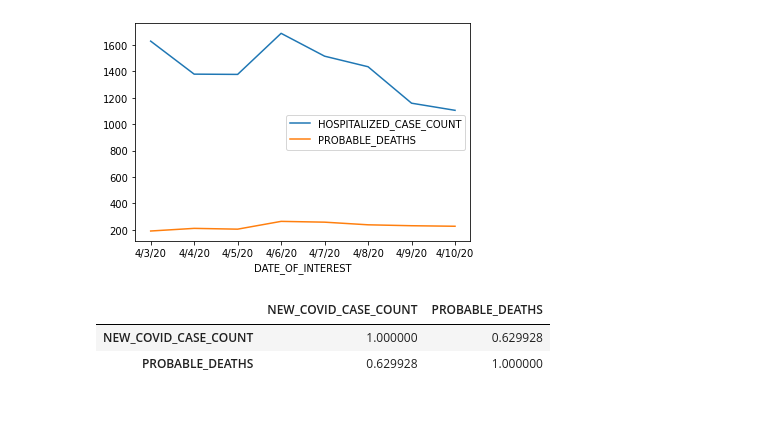
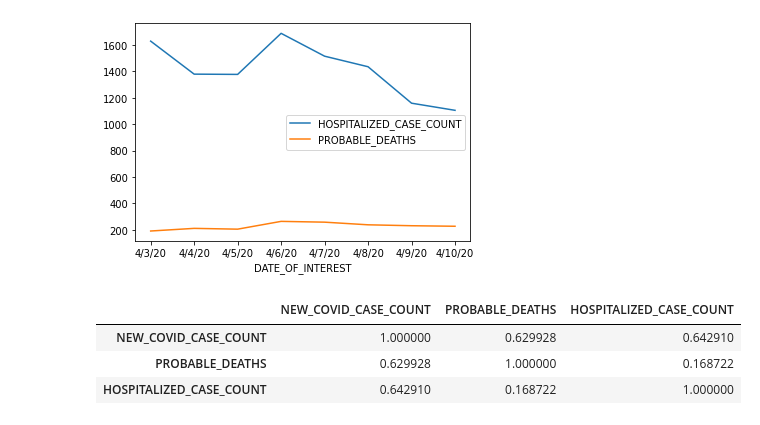
Before and after one commit to jacolonjr/COVID19, a Jupyter notebook: COVID19.ipynb, the cells around one changed output. Saved outputs shown, nothing was run; the diff lists cells and outputs as text; code cells hidden in the pictures.

```diff
--- a/COVID19.ipynb
+++ b/COVID19.ipynb
@@ -185,5 +187,14 @@ df_inner[['DATE_OF_INTEREST','HOSPITALIZED_CASE_COUNT','PROBABLE_DEATHS']].plot(
 # %% [output]
 <matplotlib.axes._subplots.AxesSubplot at 0x...>
 [figure]
+# %%
+# Are there any correlations between some columns in df_inner
+
+df_inner[['NEW_COVID_CASE_COUNT','PROBABLE_DEATHS','HOSPITALIZED_CASE_COUNT']].corr()
+# %% [output]
+|  | NEW_COVID_CASE_COUNT | PROBABLE_DEATHS | HOSPITALIZED_CASE_COUNT |
+| NEW_COVID_CASE_COUNT | 1.000000 | 0.629928 | 0.642910 |
+| PROBABLE_DEATHS | 0.629928 | 1.000000 | 0.168722 |
+| HOSPITALIZED_CASE_COUNT | 0.642910 | 0.168722 | 1.000000 |
 # %%
 # You have finished your analysis and want to download the DataFrame as csv
@@ -190,9 +202,3 @@ df_inner[['DATE_OF_INTEREST','HOSPITALIZED_CASE_COUNT','PROBABLE_DEATHS']].plot(
 filename='case_dod_04032020-04192020.csv'
 df_inner.to_csv(filename)
 files.download(filename)
-# %%
-df_inner[['NEW_COVID_CASE_COUNT','PROBABLE_DEATHS']].corr()
-# %% [output]
-|  | NEW_COVID_CASE_COUNT | PROBABLE_DEATHS |
-| NEW_COVID_CASE_COUNT | 1.000000 | 0.629928 |
-| PROBABLE_DEATHS | 0.629928 | 1.000000 |
```
Also changed, not shown: parts of 13 cells of this notebook.
